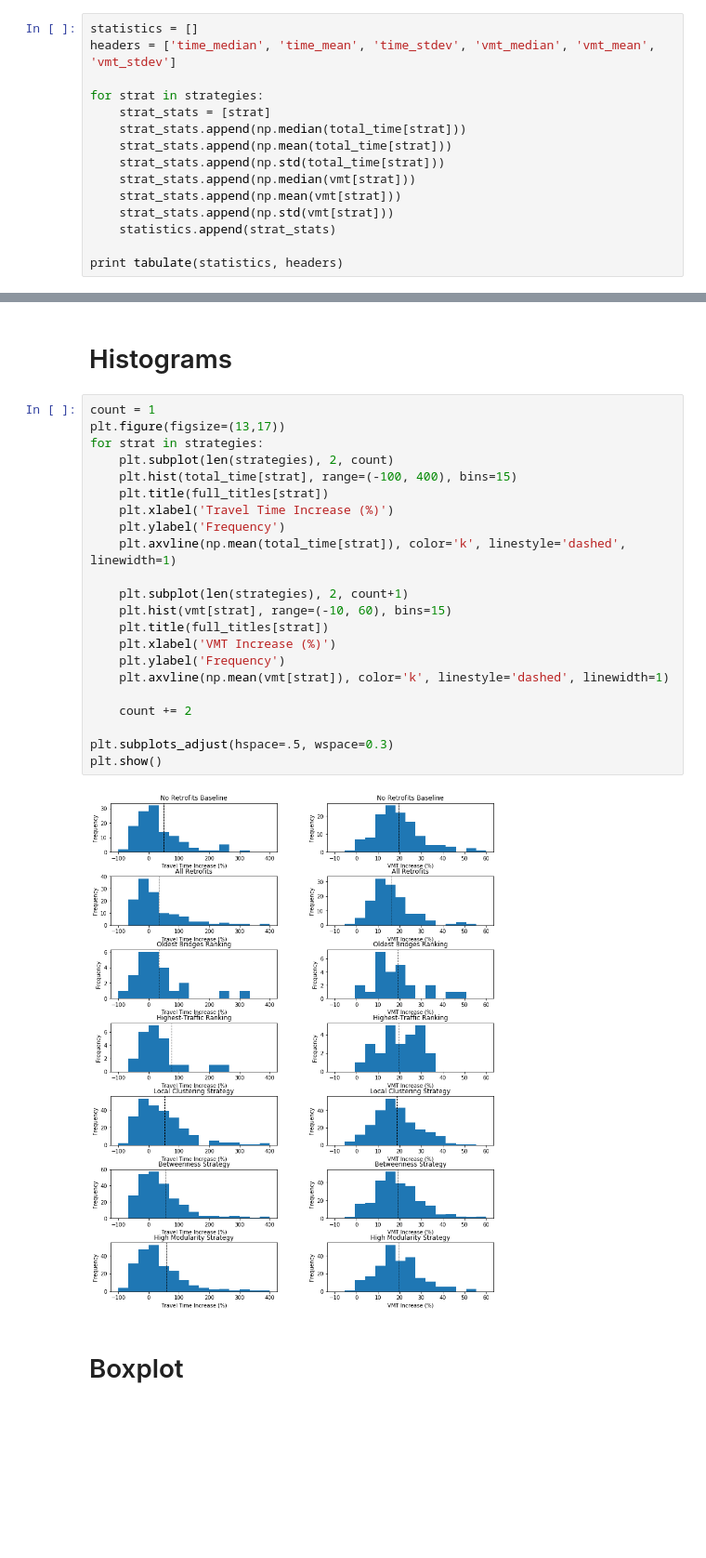
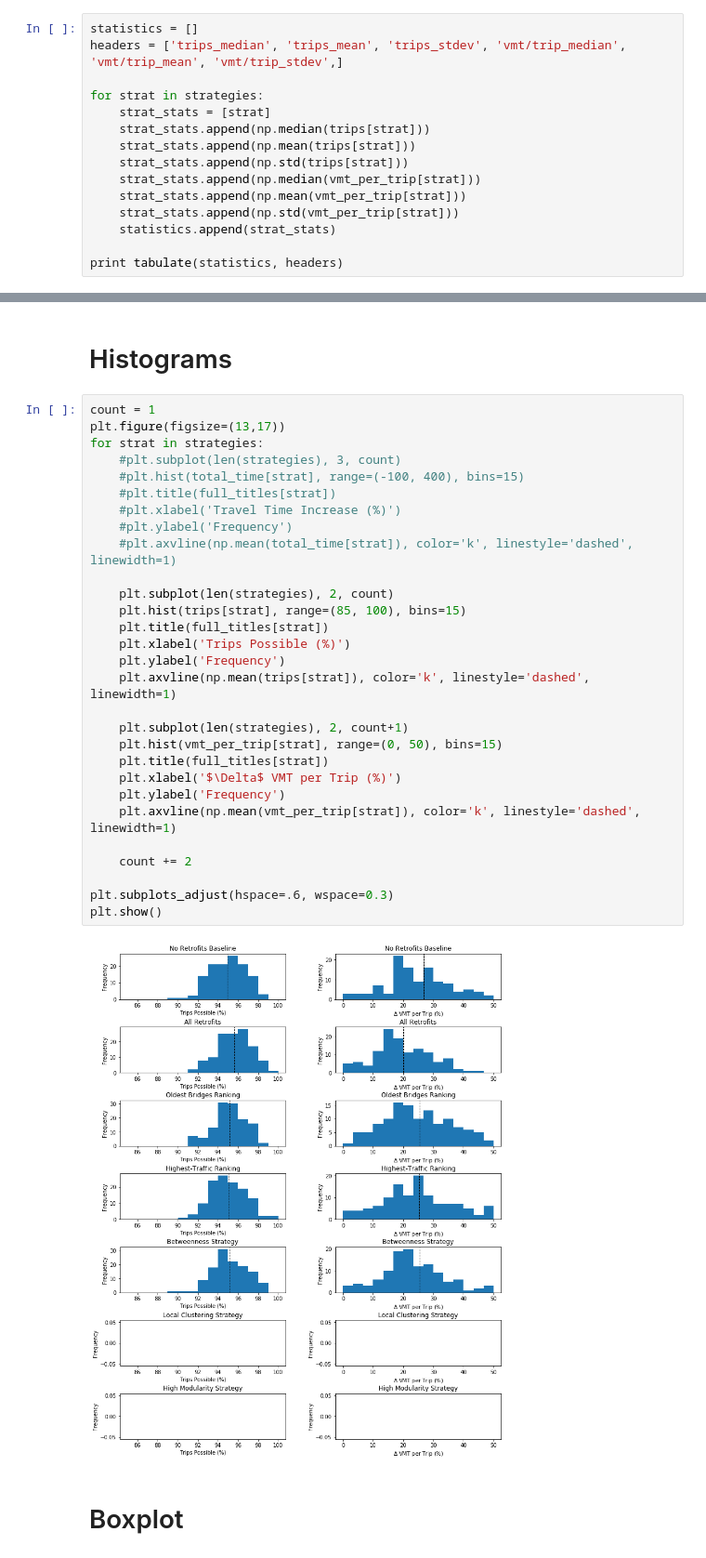
Before and after one commit to rsyoung96/bridgenet, a Jupyter notebook: Results_analysis.ipynb, the cells around one changed output, grey strips where cells are left out. Shown at 93% size. Saved outputs shown, nothing was run; the diff lists cells and outputs as text; blank space fills up the shorter version.

```diff
--- a/Results_analysis.ipynb
+++ b/Results_analysis.ipynb
@@ -65,16 +79,16 @@ plt.show()
 # Stats
 # %%
 statistics = []
-headers = ['time_median', 'time_mean', 'time_stdev', 'vmt_median', 'vmt_mean', 'vmt_stdev']
+headers = ['trips_median', 'trips_mean', 'trips_stdev', 'vmt/trip_median', 'vmt/trip_mean', 'vmt/trip_stdev',]
 
 for strat in strategies:
     strat_stats = [strat]
-    strat_stats.append(np.median(total_time[strat]))
-    strat_stats.append(np.mean(total_time[strat]))
-    strat_stats.append(np.std(total_time[strat]))
-    strat_stats.append(np.median(vmt[strat]))
-    strat_stats.append(np.mean(vmt[strat]))
-    strat_stats.append(np.std(vmt[strat]))
+    strat_stats.append(np.median(trips[strat]))
+    strat_stats.append(np.mean(trips[strat]))
+    strat_stats.append(np.std(trips[strat]))
+    strat_stats.append(np.median(vmt_per_trip[strat]))
+    strat_stats.append(np.mean(vmt_per_trip[strat]))
+    strat_stats.append(np.std(vmt_per_trip[strat]))
     statistics.append(strat_stats)
 
 print tabulate(statistics, headers)
@@ -93,27 +107,34 @@ highmod       19.1982       57.8887      163.01         18.0669     19.6477
 # %%
 count = 1
 plt.figure(figsize=(13,17))
 for strat in strategies:
+    #plt.subplot(len(strategies), 3, count)
+    #plt.hist(total_time[strat], range=(-100, 400), bins=15)
+    #plt.title(full_titles[strat])
+    #plt.xlabel('Travel Time Increase (%)')
+    #plt.ylabel('Frequency')
+    #plt.axvline(np.mean(total_time[strat]), color='k', linestyle='dashed', linewidth=1)
+
     plt.subplot(len(strategies), 2, count)
-    plt.hist(total_time[strat], range=(-100, 400), bins=15)
+    plt.hist(trips[strat], range=(85, 100), bins=15)
     plt.title(full_titles[strat])
-    plt.xlabel('Travel Time Increase (%)')
+    plt.xlabel('Trips Possible (%)')
     plt.ylabel('Frequency')
-    plt.axvline(np.mean(total_time[strat]), color='k', linestyle='dashed', linewidth=1)
+    plt.axvline(np.mean(trips[strat]), color='k', linestyle='dashed', linewidth=1)
 
     plt.subplot(len(strategies), 2, count+1)
-    plt.hist(vmt[strat], range=(-10, 60), bins=15)
+    plt.hist(vmt_per_trip[strat], range=(0, 50), bins=15)
     plt.title(full_titles[strat])
-    plt.xlabel('VMT Increase (%)')
+    plt.xlabel('$\Delta$ VMT per Trip (%)')
     plt.ylabel('Frequency')
-    plt.axvline(np.mean(vmt[strat]), color='k', linestyle='dashed', linewidth=1)
+    plt.axvline(np.mean(vmt_per_trip[strat]), color='k', linestyle='dashed', linewidth=1)
 
     count += 2
 
-plt.subplots_adjust(hspace=.5, wspace=0.3)
+plt.subplots_adjust(hspace=.6, wspace=0.3)
 plt.show()
 # %% [output]
-[figure, old version]
+[figure, new version]
 # %% [markdown]
 # Boxplot
 # %%
```
Also changed, not shown: parts of 4 cells of this notebook, 3 other files.
